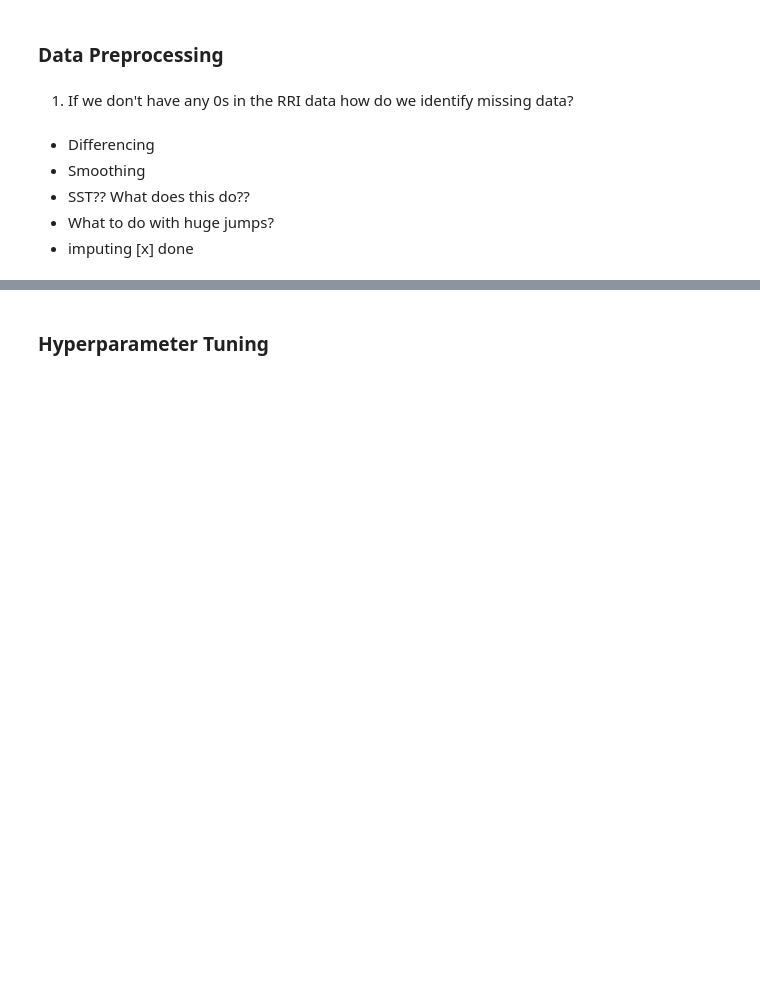
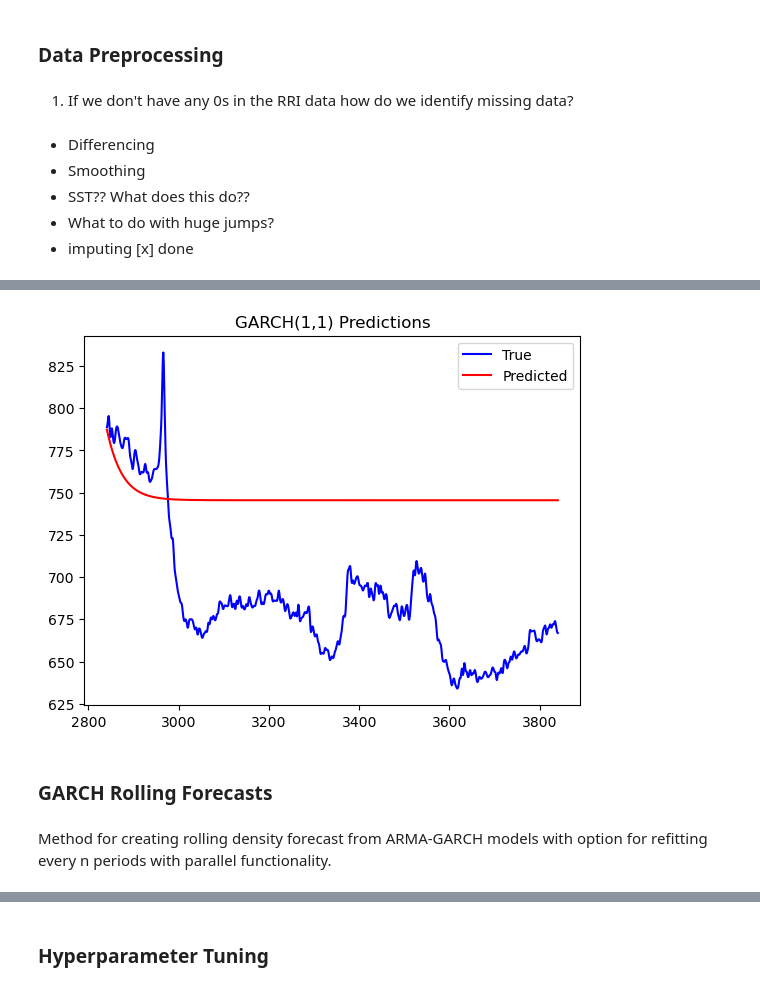
Before and after one commit to celisa/Heart-Rate-Variability-Repo, a Jupyter notebook: 02_code/final_project.ipynb, the cells around one changed output, grey strips where cells are left out. Cells and saved outputs as stored; diff of their text form; code cells hidden in the pictures; blank space fills up the shorter version.

Commit message:
adding GARCH modeling and rolling forecasts

```diff
--- a/02_code/final_project.ipynb
+++ b/02_code/final_project.ipynb
@@ -135,0 +137,9 @@ for i in range(4):
+# %%
+# create a dataset with differenced rris
+def differenced_rris(rris, periods):
+    rris_diff = pd.DataFrame()
+    for patient in range(len(rris.columns) - 1):
+        rris_diff['rri_' + str(patient + 1)] = rris.iloc[:,patient].diff(periods = periods).dropna()
+    return rris_diff
+
+rris_diff = differenced_rris(rris, periods = 1)
@@ -135,0 +148,2 @@ for i in range(4):
+# %%
+rris.drop("time", axis = 1, inplace = False).to_csv("rris.csv", index = False)
@@ -135,0 +152,10 @@ for i in range(4):
+# %%
+test_size = 1000
+diff = False
+patient_num = 7
+if diff:
+    train, test = rris_diff['rri_' + str(patient_num)][:len(rris_diff['rri_' + str(patient_num)]) - test_size], rris_diff['rri_' + str(patient_num)][len(rris_diff['rri_' + str(patient_num)]) - test_size:]
+else:
+    train, test = rris['rri_' + str(patient_num)][:len(rris['rri_' + str(patient_num)]) - test_size], rris['rri_' + str(patient_num)][len(rris['rri_' + str(patient_num)]) - test_size:]
+model = arch_model(train, mean='Zero', vol='GARCH', p=1, q=1).fit()
+model.summary()
@@ -135,0 +198,13 @@ for i in range(4):
+# %%
+predictions = model.forecast(horizon = test_size, reindex = False)
+true = plt.plot(test, color='blue', label='True')
+pred = plt.plot(test.index, np.sqrt(predictions.variance.values[-1,:]), color='red', label='Predicted')
+plt.title('GARCH(1,1) Predictions')
+plt.legend()
+plt.show()
+# %% [output]
+[figure, added]
+# %% [markdown]
+### GARCH Rolling Forecasts
+# %% [markdown]
+Method for creating rolling density forecast from ARMA-GARCH models with option for refitting every n periods with parallel functionality.
```
Also changed, not shown: parts of 11 cells of this notebook, 3 other files.
